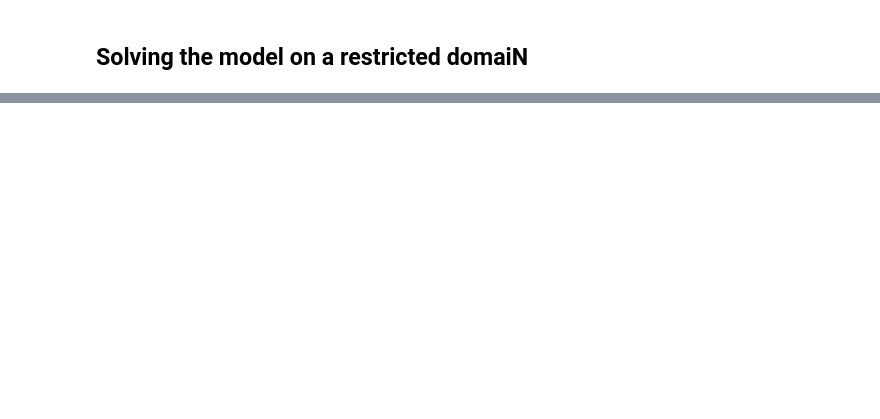
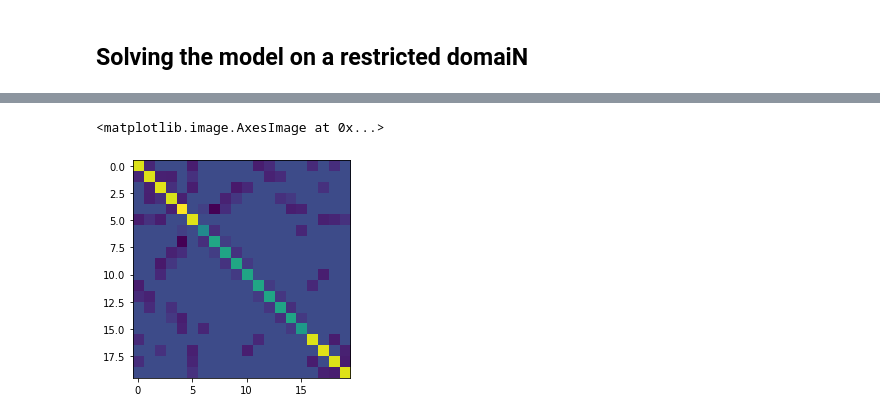
Before and after one commit to danieljtait/tenfem, a Jupyter notebook: examples/notebooks/Minipatching.ipynb, the cells around one changed output, grey strips where cells are left out. Saved outputs shown, nothing was run; the diff lists cells and outputs as text; code cells hidden in the pictures; blank space fills up the shorter version.

```diff
--- a/examples/notebooks/Minipatching.ipynb
+++ b/examples/notebooks/Minipatching.ipynb
@@ -61,0 +60,7 @@ TypeError: __init__() got an unexpected keyword argument 'return_precond_matrix'
+# %%
+mesh_tensor_repr, A = submesh_provider(1)
+# %%
+plt.imshow(A)
+# %% [output]
+<matplotlib.image.AxesImage at 0x...>
+[figure, added]
```
Also changed, not shown: parts of 2 cells of this notebook, 2 other files.
